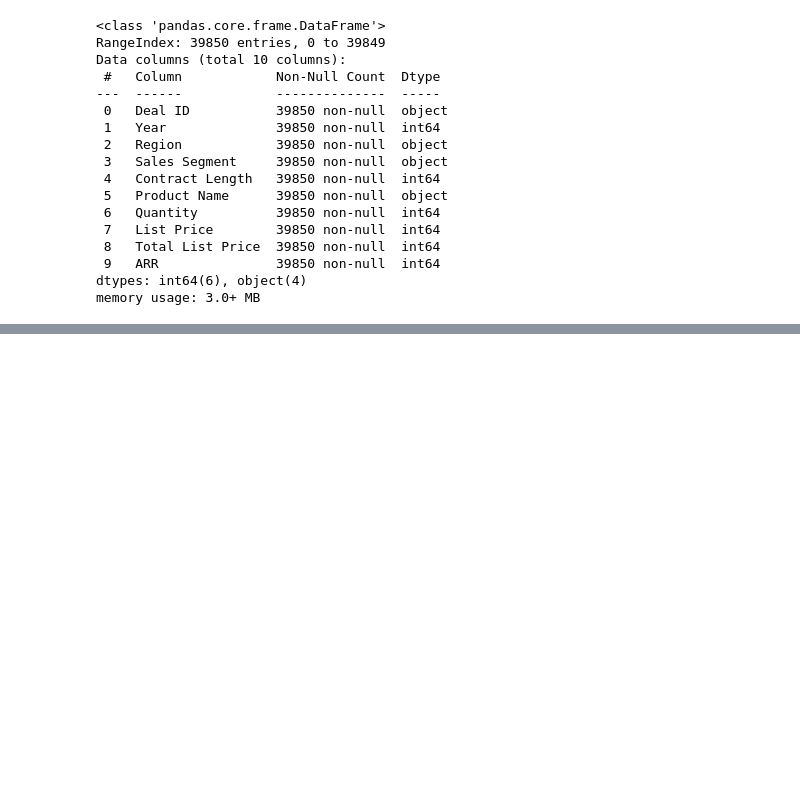
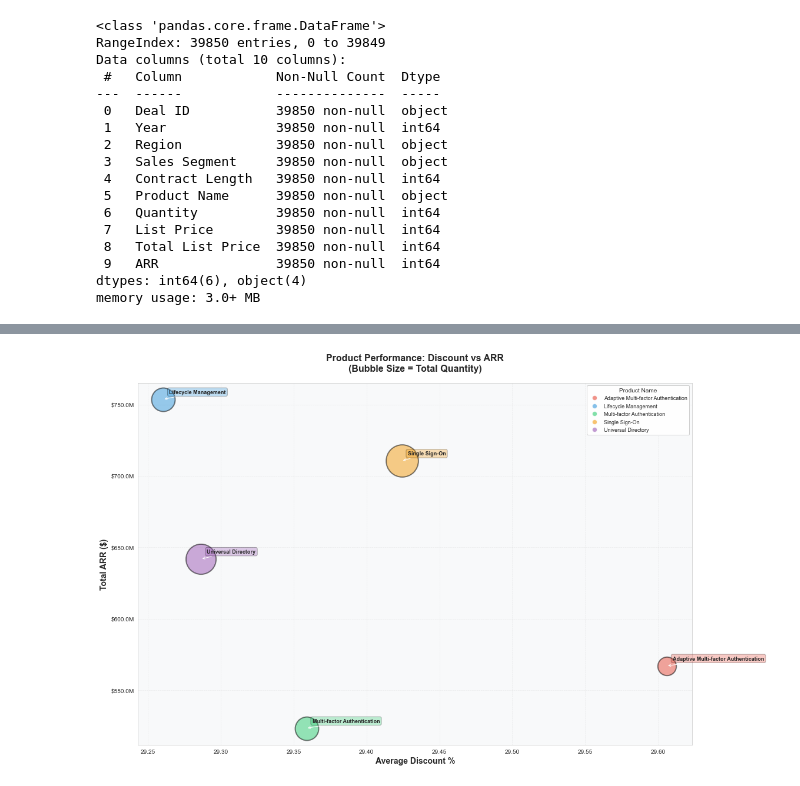
Before and after one commit to juileebhosale/Pricing_Discount_Strategy, a Jupyter notebook: Solution_notebook.ipynb, the cells around one changed output, grey strips where cells are left out. Drawn from its saved outputs; the diff is of its cells as text; code cells hidden in the pictures; blank space fills up the shorter version.

```diff
--- a/Solution_notebook.ipynb
+++ b/Solution_notebook.ipynb
@@ -36,0 +123,78 @@ memory usage: 3.0+ MB
+# %%
+# Prepare data for bubble chart
+bubble_data = data.groupby('Product Name').agg({
+    'Discount_Percentage': 'mean',
+    'ARR': 'sum',
+    'Quantity': 'sum'
+}).reset_index()
+
+# Create bubble chart
+fig, ax = plt.subplots(figsize=(16, 10))
+
+# Define color palette for products
+colors = ['#e74c3c', '#3498db', '#2ecc71', '#f39c12', '#9b59b6',
+          '#1abc9c', '#e67e22', '#95a5a6', '#16a085', '#d35400']
+
+# Normalize bubble sizes to reasonable range (adjust the divisor for better sizing)
+max_quantity = bubble_data['Quantity'].max()
+min_size = 200
+max_size = 3000
+
+# Create scatter plot (bubble chart)
+for i, product in enumerate(bubble_data['Product Name']):
+    product_row = bubble_data[bubble_data['Product Name'] == product]
+
+    # Normalize bubble size
+    normalized_size = min_size + (product_row['Quantity'].values[0] / max_quantity) * (max_size - min_size)
+
+    ax.scatter(product_row['Discount_Percentage'],
+               product_row['ARR'],
+               s=normalized_size,
+               color=colors[i % len(colors)],
+               alpha=0.5,
+               edgecolors='black',
+               linewidth=2,
+               label=product)
+
+# Add product name labels with better positioning
+for i, row in bubble_data.iterrows():
+    ax.annotate(row['Product Name'],
+                xy=(row['Discount_Percentage'], row['ARR']),
+                xytext=(10, 10),
+                textcoords='offset points',
+                fontsize=9,
+                fontweight='bold',
+                bbox=dict(boxstyle='round,pad=0.3', facecolor=colors[i % len(colors)], alpha=0.3, edgecolor='black'),
+                arrowprops=dict(arrowstyle='->', connectionstyle='arc3,rad=0', lw=1))
+
+# Styling
+ax.set_xlabel('Average Discount %', fontsize=14, fontweight='bold')
+ax.set_ylabel('Total ARR ($)', fontsize=14, fontweight='bold')
+ax.set_title('Product Performance: Discount vs ARR\n(Bubble Size = Total Quantity)',
+             fontsize=16, fontweight='bold', pad=20)
+ax.grid(True, alpha=0.3, linestyle='--', linewidth=0.7)
+ax.set_axisbelow(True)
+
+# Format Y-axis as currency
+ax.yaxis.set_major_formatter(plt.FuncFormatter(lambda x, p: f'${x/1e6:.1f}M'))
+
+# Add background color
+ax.set_facecolor('#f8f9fa')
+fig.patch.set_facecolor('white')
+
+# Add legend with bubble size reference
+from matplotlib.lines import Line2D
+legend_elements = [Line2D([0], [0], marker='o', color='w', label=product,
+                         markerfacecolor=colors[i % len(colors)], markersize=8, alpha=0.6)
+                  for i, product in enumerate(bubble_data['Product Name'])]
+ax.legend(handles=legend_elements, title='Product Name', fontsize=9,
+          title_fontsize=10, loc='upper right', framealpha=0.95)
+
+plt.tight_layout()
+plt.show()
+
+# Print summary statistics
+print("\nBubble Chart Data Summary:")
+print(bubble_data.sort_values('ARR', ascending=False).round(2))
+# %% [output]
+[figure, added]
```
Also changed, not shown: parts of 5 cells of this notebook.
